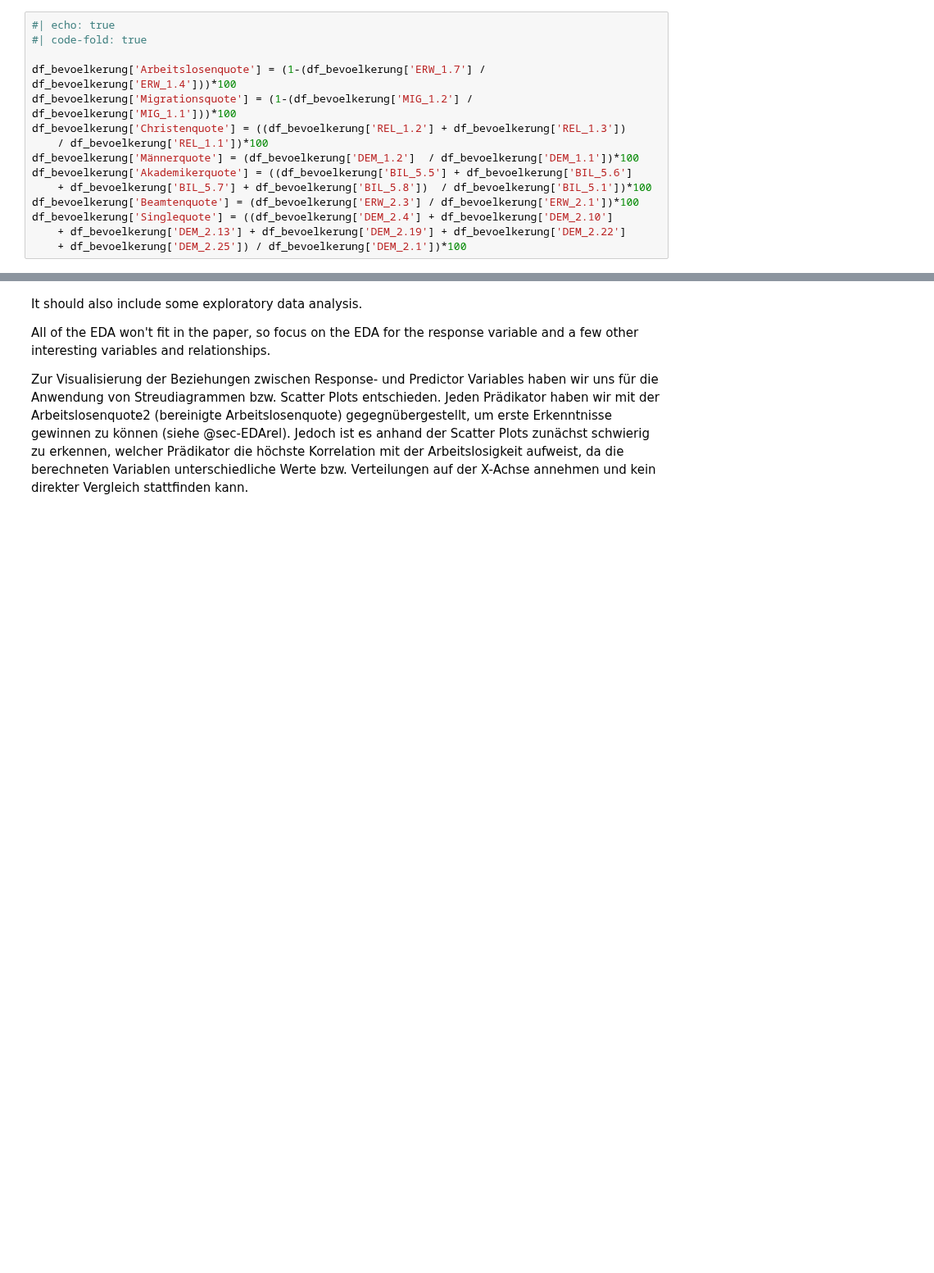
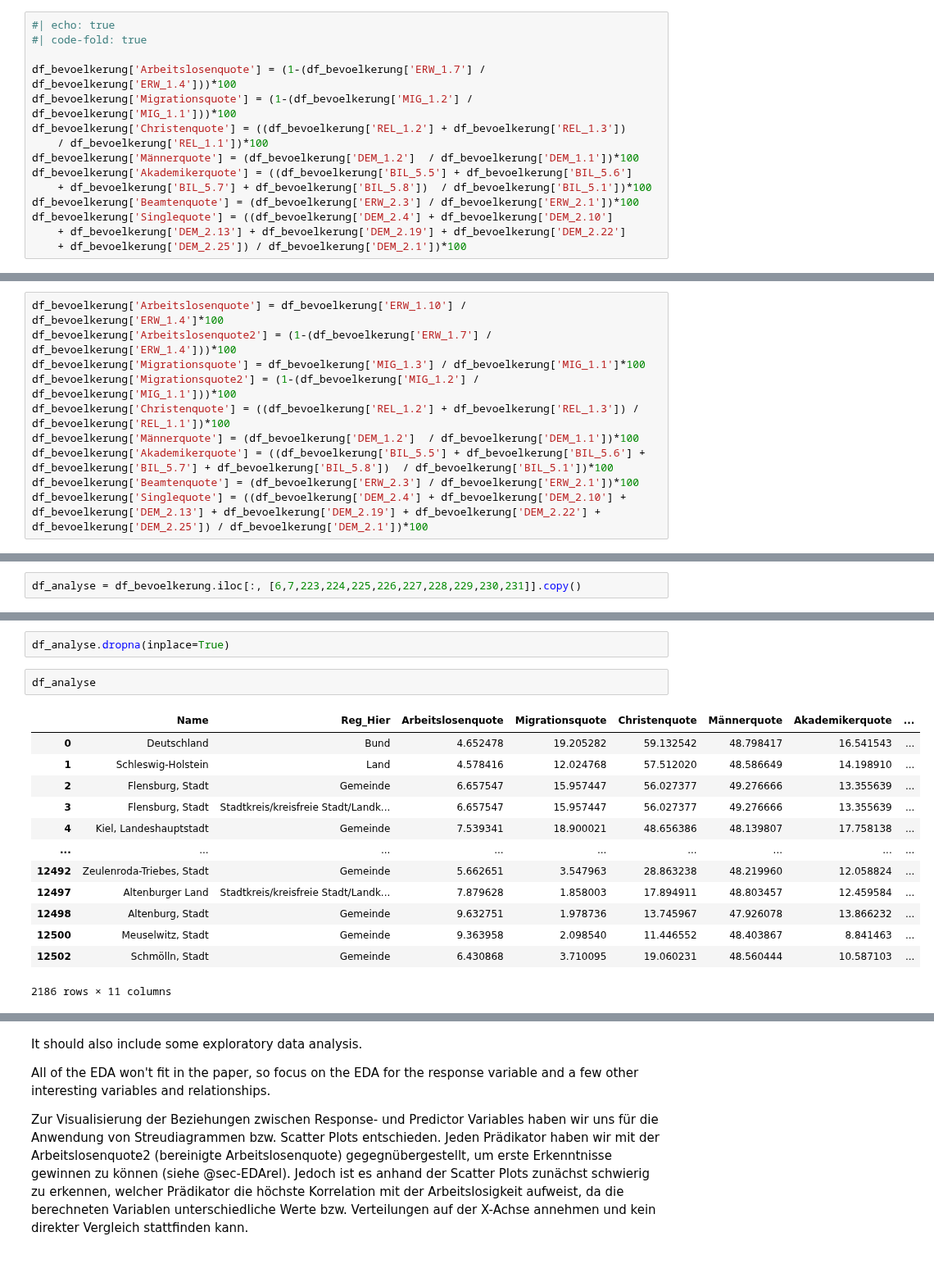
Before and after one commit to NicoHdM/ProjectHdM, a Jupyter notebook: reports/report.ipynb, the cells around one changed output, grey strips where cells are left out. Shown at 82% size. Drawn from its saved outputs; the diff is of its cells as text; blank space fills up the shorter version.

```diff
--- a/reports/report.ipynb
+++ b/reports/report.ipynb
@@ -152,0 +167,10 @@ df_bevoelkerung['Singlequote'] = ((df_bevoelkerung['DEM_2.4'] + df_bevoelkerung[
+# %%
+df_bevoelkerung['Arbeitslosenquote'] = df_bevoelkerung['ERW_1.10'] / df_bevoelkerung['ERW_1.4']*100
+df_bevoelkerung['Arbeitslosenquote2'] = (1-(df_bevoelkerung['ERW_1.7'] / df_bevoelkerung['ERW_1.4']))*100
+df_bevoelkerung['Migrationsquote'] = df_bevoelkerung['MIG_1.3'] / df_bevoelkerung['MIG_1.1']*100
+df_bevoelkerung['Migrationsquote2'] = (1-(df_bevoelkerung['MIG_1.2'] / df_bevoelkerung['MIG_1.1']))*100
+df_bevoelkerung['Christenquote'] = ((df_bevoelkerung['REL_1.2'] + df_bevoelkerung['REL_1.3']) / df_bevoelkerung['REL_1.1'])*100
+df_bevoelkerung['Männerquote'] = (df_bevoelkerung['DEM_1.2']  / df_bevoelkerung['DEM_1.1'])*100
+df_bevoelkerung['Akademikerquote'] = ((df_bevoelkerung['BIL_5.5'] + df_bevoelkerung['BIL_5.6'] + df_bevoelkerung['BIL_5.7'] + df_bevoelkerung['BIL_5.8'])  / df_bevoelkerung['BIL_5.1'])*100
+df_bevoelkerung['Beamtenquote'] = (df_bevoelkerung['ERW_2.3'] / df_bevoelkerung['ERW_2.1'])*100
+df_bevoelkerung['Singlequote'] = ((df_bevoelkerung['DEM_2.4'] + df_bevoelkerung['DEM_2.10'] + df_bevoelkerung['DEM_2.13'] + df_bevoelkerung['DEM_2.19'] + df_bevoelkerung['DEM_2.22'] + df_bevoelkerung['DEM_2.25']) / df_bevoelkerung['DEM_2.1'])*100
@@ -152,0 +200,2 @@ df_bevoelkerung['Singlequote'] = ((df_bevoelkerung['DEM_2.4'] + df_bevoelkerung[
+# %%
+df_analyse = df_bevoelkerung.iloc[:, [6,7,223,224,225,226,227,228,229,230,231]].copy()
@@ -152,0 +211,18 @@ df_bevoelkerung['Singlequote'] = ((df_bevoelkerung['DEM_2.4'] + df_bevoelkerung[
+# %%
+df_analyse.dropna(inplace=True)
+# %%
+df_analyse
+# %% [output]
+|  | Name | Reg_Hier | Arbeitslosenquote | Migrationsquote | Christenquote | Männerquote | Akademikerquote | ... |
+| 0 | Deutschland | Bund | 4.652478 | 19.205282 | 59.132542 | 48.798417 | 16.541543 | ... |
+| 1 | Schleswig-Holstein | Land | 4.578416 | 12.024768 | 57.512020 | 48.586649 | 14.198910 | ... |
+| 2 | Flensburg, Stadt | Gemeinde | 6.657547 | 15.957447 | 56.027377 | 49.276666 | 13.355639 | ... |
+| 3 | Flensburg, Stadt | Stadtkreis/kreisfreie Stadt/Landk... | 6.657547 | 15.957447 | 56.027377 | 49.276666 | 13.355639 | ... |
+| 4 | Kiel, Landeshauptstadt | Gemeinde | 7.539341 | 18.900021 | 48.656386 | 48.139807 | 17.758138 | ... |
+| ... | ... | ... | ... | ... | ... | ... | ... | ... |
+| 12492 | Zeulenroda-Triebes, Stadt | Gemeinde | 5.662651 | 3.547963 | 28.863238 | 48.219960 | 12.058824 | ... |
+| 12497 | Altenburger Land | Stadtkreis/kreisfreie Stadt/Landk... | 7.879628 | 1.858003 | 17.894911 | 48.803457 | 12.459584 | ... |
+| 12498 | Altenburg, Stadt | Gemeinde | 9.632751 | 1.978736 | 13.745967 | 47.926078 | 13.866232 | ... |
+| 12500 | Meuselwitz, Stadt | Gemeinde | 9.363958 | 2.098540 | 11.446552 | 48.403867 | 8.841463 | ... |
+| 12502 | Schmölln, Stadt | Gemeinde | 6.430868 | 3.710095 | 19.060231 | 48.560444 | 10.587103 | ... |
+2186 rows × 11 columns
```
Also changed, not shown: parts of 29 cells of this notebook.
